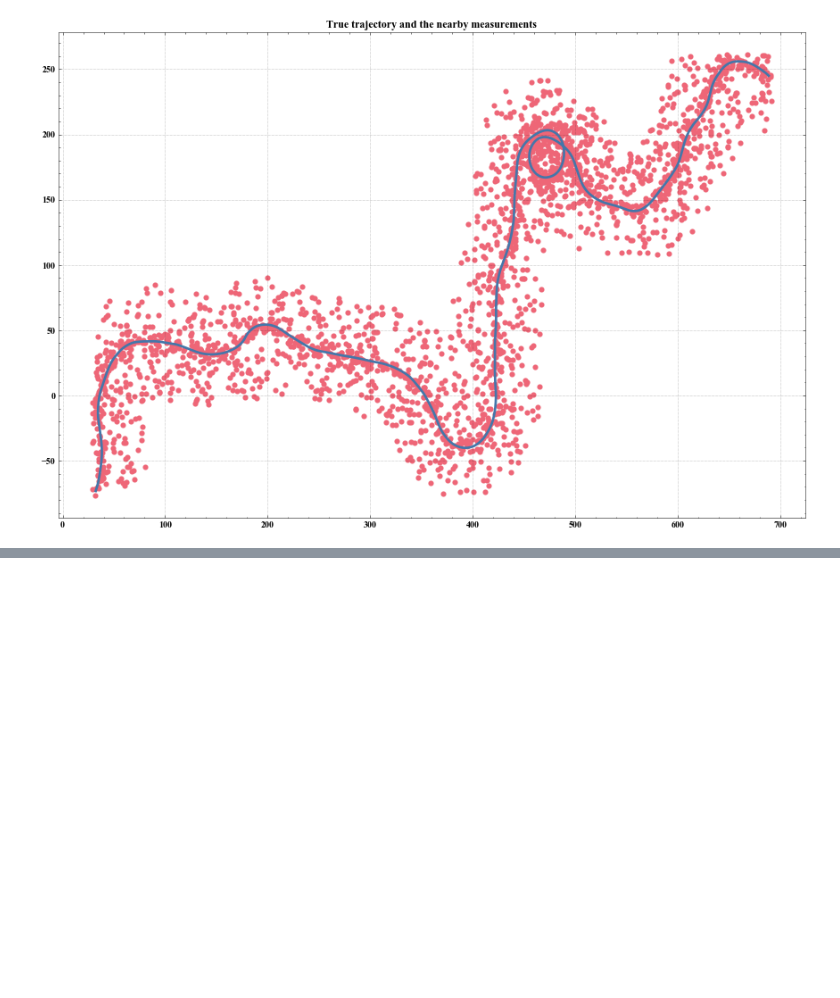
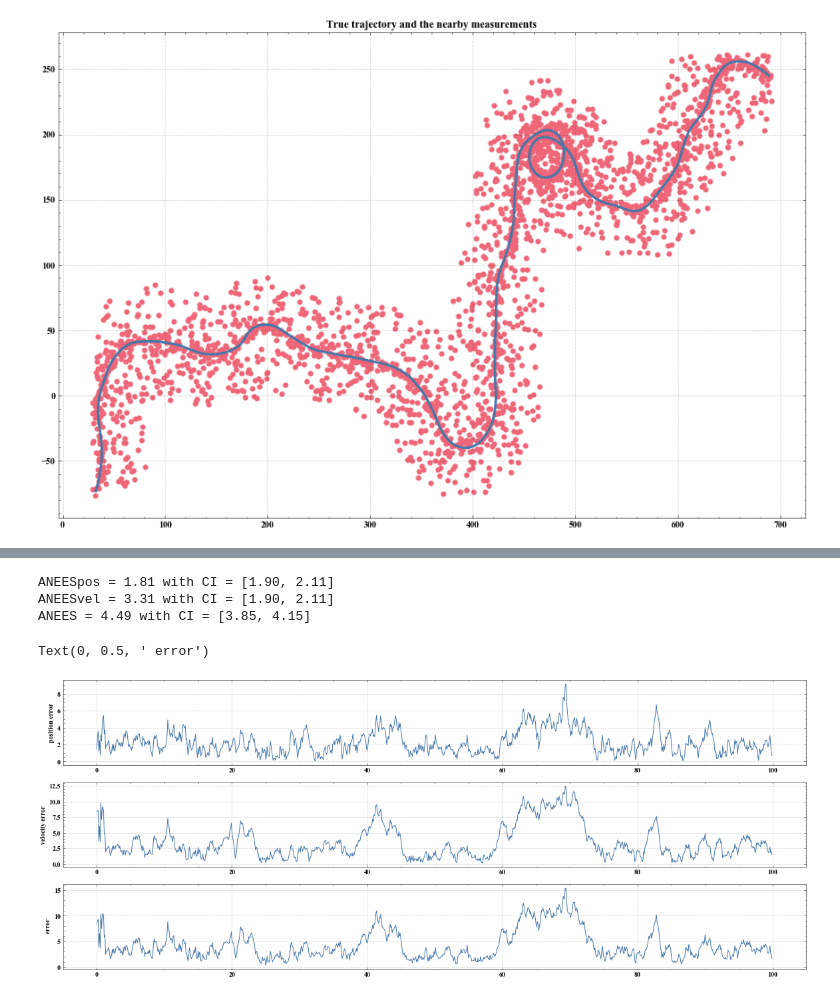
Before and after one commit to jkaob/TTK4250-sensorfusion, a Jupyter notebook: o5/o5.ipynb, the cells around one changed output, grey strips where cells are left out. Drawn from its saved outputs; the diff is of its cells as text; code cells hidden in the pictures; blank space fills up the shorter version.

```diff
--- a/o5/o5.ipynb
+++ b/o5/o5.ipynb
@@ -164,0 +193,28 @@ Text(0.5, 1.0, '$\\sigma_a = 2.200$, $\\sigma_z = 3.200$, $posRMSE = 442.05$, $v
+# %%
+confprob = 0.9
+CI2K = np.array(scipy.stats.chi2.interval(confprob, 2*K))/K
+CI4K = np.array(scipy.stats.chi2.interval(confprob, 4*K))/K
+ANEESpos = np.mean(NEESpos)
+ANEESvel = np.mean(NEESvel)
+ANEES    = np.mean(NEES)
+
+print(f"ANEESpos = {ANEESpos:.2f} with CI = [{CI2K[0]:.2f}, {CI2K[1]:.2f}]")
+print(f"ANEESvel = {ANEESvel:.2f} with CI = [{CI2K[0]:.2f}, {CI2K[1]:.2f}]")
+print(f"ANEES = {ANEES:.2f} with CI = [{CI4K[0]:.2f}, {CI4K[1]:.2f}]")
+
+fig5, axs5 = plt.subplots(3, num=5, clear=True, figsize=(20,8))
+axs5[0].plot(np.arange(K) * Ts, np.linalg.norm(x_hat[:, :2] - Xgt[:, :2], axis=1))
+axs5[0].set_ylabel("position error")
+
+axs5[1].plot(np.arange(K) * Ts, np.linalg.norm(x_hat[:, 2:4] - Xgt[:, 2:4], axis=1))
+axs5[1].set_ylabel("velocity error")
+
+axs5[2].plot(np.arange(K) * Ts, np.linalg.norm(x_hat[:,0:4] - Xgt[:,0:4], axis=1))
+axs5[2].set_ylabel(" error")
+# %%
+# %% [output]
+ANEESpos = 1.81 with CI = [1.90, 2.11]
+ANEESvel = 3.31 with CI = [1.90, 2.11]
+ANEES = 4.49 with CI = [3.85, 4.15]
+Text(0, 0.5, ' error')
+[figure, added]
```
Also changed, not shown: parts of 7 cells of this notebook, 36 other files.
